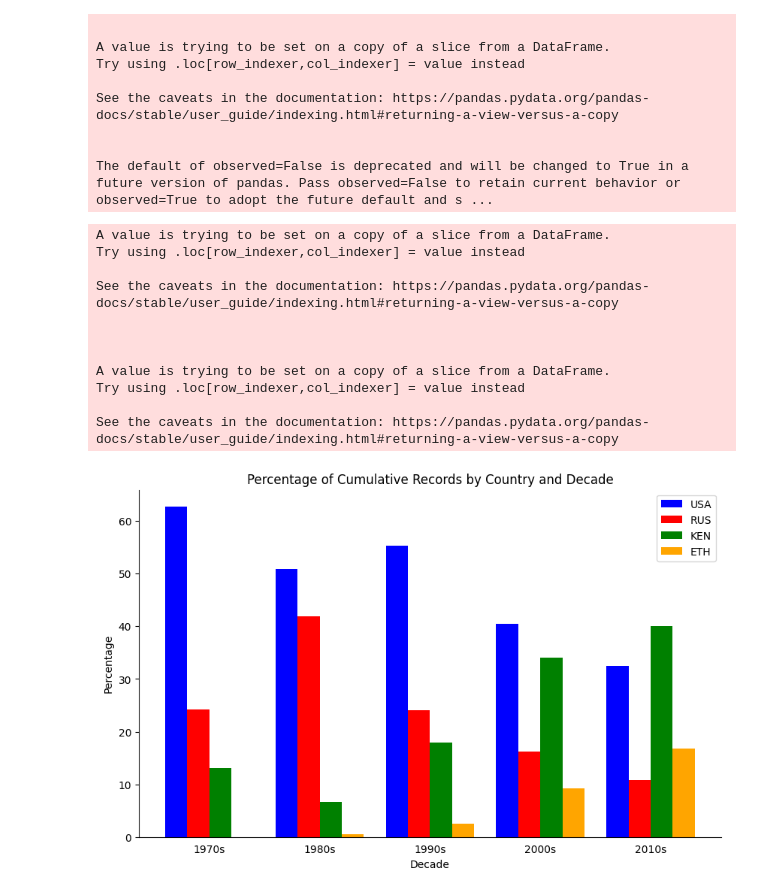
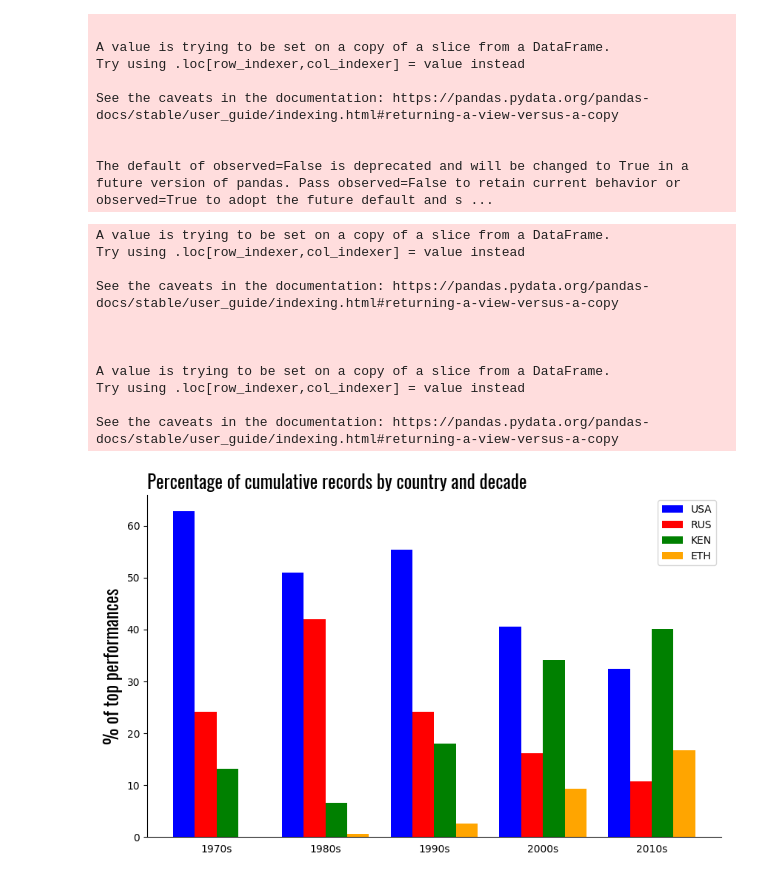
Before and after one commit to Uiblar/DataViz-HSLU, a Jupyter notebook: Python/records_by_country.ipynb, the cells around one changed output. Saved outputs shown, nothing was run; the diff lists cells and outputs as text; code cells hidden in the pictures.

Commit message:
Percentage of cumulative records by country and decade

```diff
--- a/Python/records_by_country.ipynb
+++ b/Python/records_by_country.ipynb
@@ -205,9 +205,30 @@ See the caveats in the documentation: https://pandas.pydata.org/pandas-docs/stab
 
 The default of observed=False is deprecated and will be changed to True in a future version of pandas. Pass observed=False to retain current behavior or observed=True to adopt the future default and s ...
 # %%
-import pandas as pd
 import matplotlib.pyplot as plt
+import matplotlib as mpl
 import numpy as np
+from pathlib import Path
+
+# -------- Fontproperties ------------------
+
+title_font = mpl.font_manager.FontProperties(
+    fname=Path("../Fonts/Oswald/static/Oswald-Regular.ttf"),
+    size=18,
+    weight="normal",
+)
+
+subtitle_font = mpl.font_manager.FontProperties(
+    fname=Path("../Fonts/Roboto/Roboto-Medium.ttf"),
+    size=12,
+    weight="normal",
+)
+
+annotations_font = mpl.font_manager.FontProperties(
+    fname=Path("../Fonts/Roboto/Roboto-Light.ttf"),
+    size=12,
+    weight="normal",
+)
 
 
 # Filter the DataFrame for the selected countries
@@ -258,35 +279,34 @@ for i, country in enumerate(selected_countries):
 ax.set_xticks(np.arange(len(pivot_data)) + bar_width *
               (len(selected_countries) - 1) / 2)
 ax.set_xticklabels(pivot_data.index)
 
 # Adding labels and title
-ax.set_xlabel('Decade')
-ax.set_ylabel('Percentage')
-ax.set_title(
-    'Percentage of Cumulative Records by Country and Decade')
+ax.set_ylabel("% of top performances", fontproperties=title_font)
+ax.set_title('Percentage of cumulative records by country and decade',
+             fontproperties=title_font, loc='left')
 # Despine the graph
 ax.spines['top'].set_visible(False)
 ax.spines['right'].set_visible(False)
 
 ax.tick_params(axis='x', which='both', bottom=False,
                top=False, labelbottom=True)
 
 
 # Add a legend
 ax.legend()
 
 # Show the plot
 plt.show()
 # %% [output]
 A value is trying to be set on a copy of a slice from a DataFrame.
 Try using .loc[row_indexer,col_indexer] = value instead
 
 See the caveats in the documentation: https://pandas.pydata.org/pandas-docs/stable/user_guide/indexing.html#returning-a-view-versus-a-copy
 
 
 
 A value is trying to be set on a copy of a slice from a DataFrame.
 Try using .loc[row_indexer,col_indexer] = value instead
 
 See the caveats in the documentation: https://pandas.pydata.org/pandas-docs/stable/user_guide/indexing.html#returning-a-view-versus-a-copy
-[figure, old version]
+[figure, new version]
```
Also changed, not shown: 1 other file.
